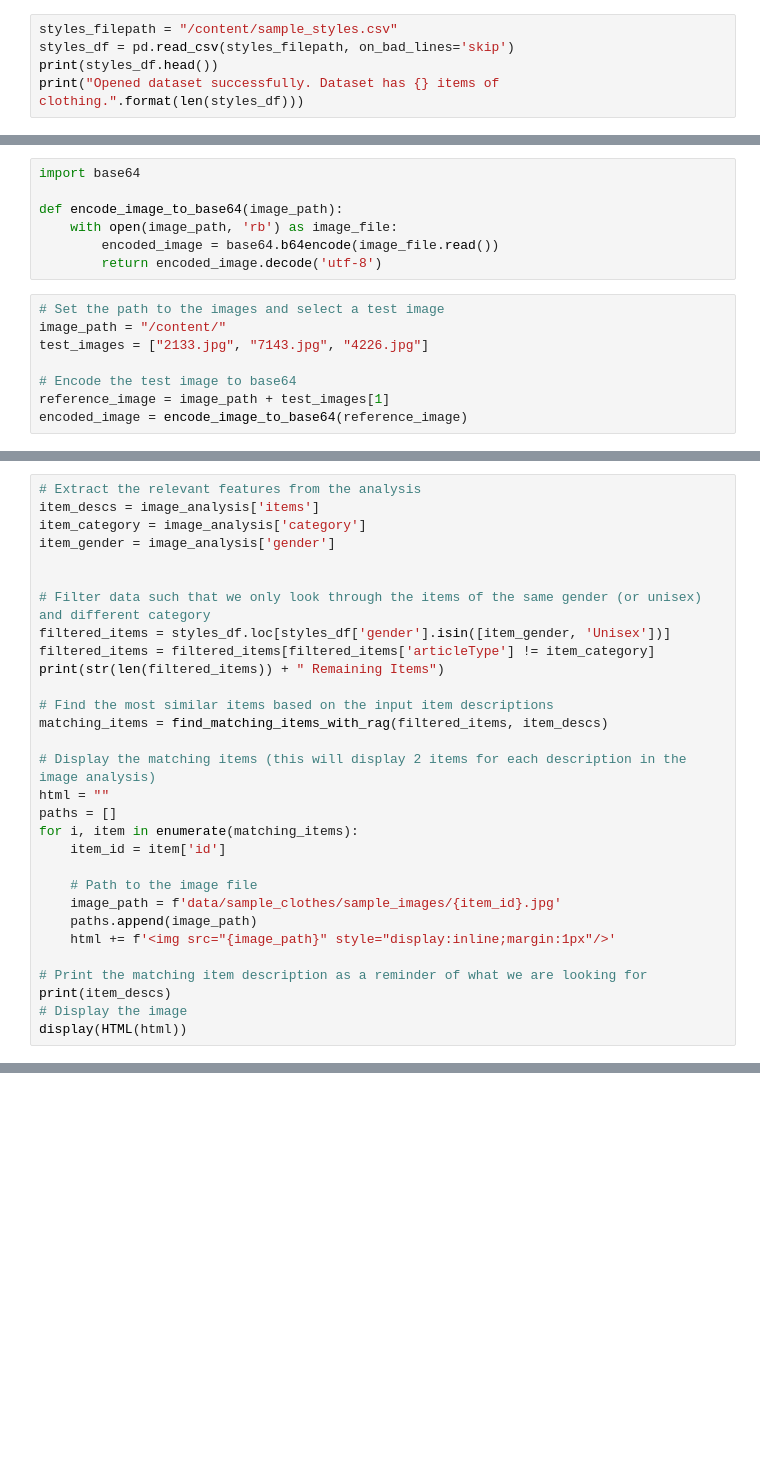
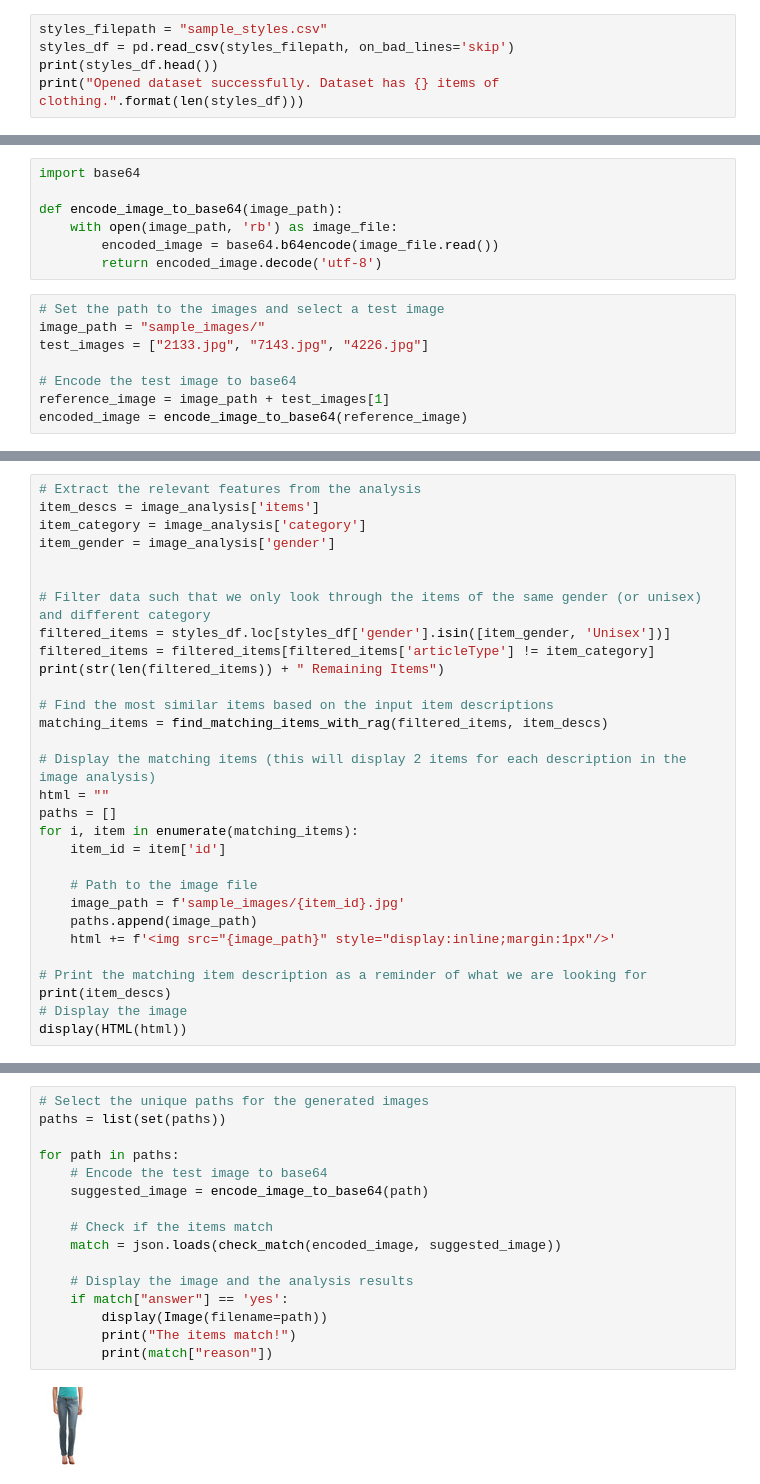
Before and after one commit to munishkap/retailrag, a Jupyter notebook: retail_rag.ipynb, the cells around one changed output, grey strips where cells are left out. Saved outputs shown, nothing was run; the diff lists cells and outputs as text; blank space fills up the shorter version.

```diff
--- a/retail_rag.ipynb
+++ b/retail_rag.ipynb
@@ -45,7 +45,7 @@ GPT_MODEL = "gpt-4o-mini"
 EMBEDDING_MODEL = "text-embedding-3-large"
 EMBEDDING_COST_PER_1K_TOKENS = 0.00013
 # %%
-styles_filepath = "/content/sample_styles.csv"
+styles_filepath = "sample_styles.csv"
 styles_df = pd.read_csv(styles_filepath, on_bad_lines='skip')
 print(styles_df.head())
 print("Opened dataset successfully. Dataset has {} items of clothing.".format(len(styles_df)))
@@ -259,7 +259,7 @@ def encode_image_to_base64(image_path):
         return encoded_image.decode('utf-8')
 # %%
 # Set the path to the images and select a test image
-image_path = "/content/"
+image_path = "sample_images/"
 test_images = ["2133.jpg", "7143.jpg", "4226.jpg"]
 
 # Encode the test image to base64
@@ -301,7 +301,7 @@ for i, item in enumerate(matching_items):
     item_id = item['id']
 
     # Path to the image file
-    image_path = f'data/sample_clothes/sample_images/{item_id}.jpg'
+    image_path = f'sample_images/{item_id}.jpg'
     paths.append(image_path)
     html += f'<img src="{image_path}" style="display:inline;margin:1px"/>'
 
@@ -315,0 +356,18 @@ display(HTML(html))
+# %%
+# Select the unique paths for the generated images
+paths = list(set(paths))
+
+for path in paths:
+    # Encode the test image to base64
+    suggested_image = encode_image_to_base64(path)
+
+    # Check if the items match
+    match = json.loads(check_match(encoded_image, suggested_image))
+
+    # Display the image and the analysis results
+    if match["answer"] == 'yes':
+        display(Image(filename=path))
+        print("The items match!")
+        print(match["reason"])
+# %% [output]
+[figure, added]
```
Also changed, not shown: parts of 6 cells of this notebook, 1 other file.
